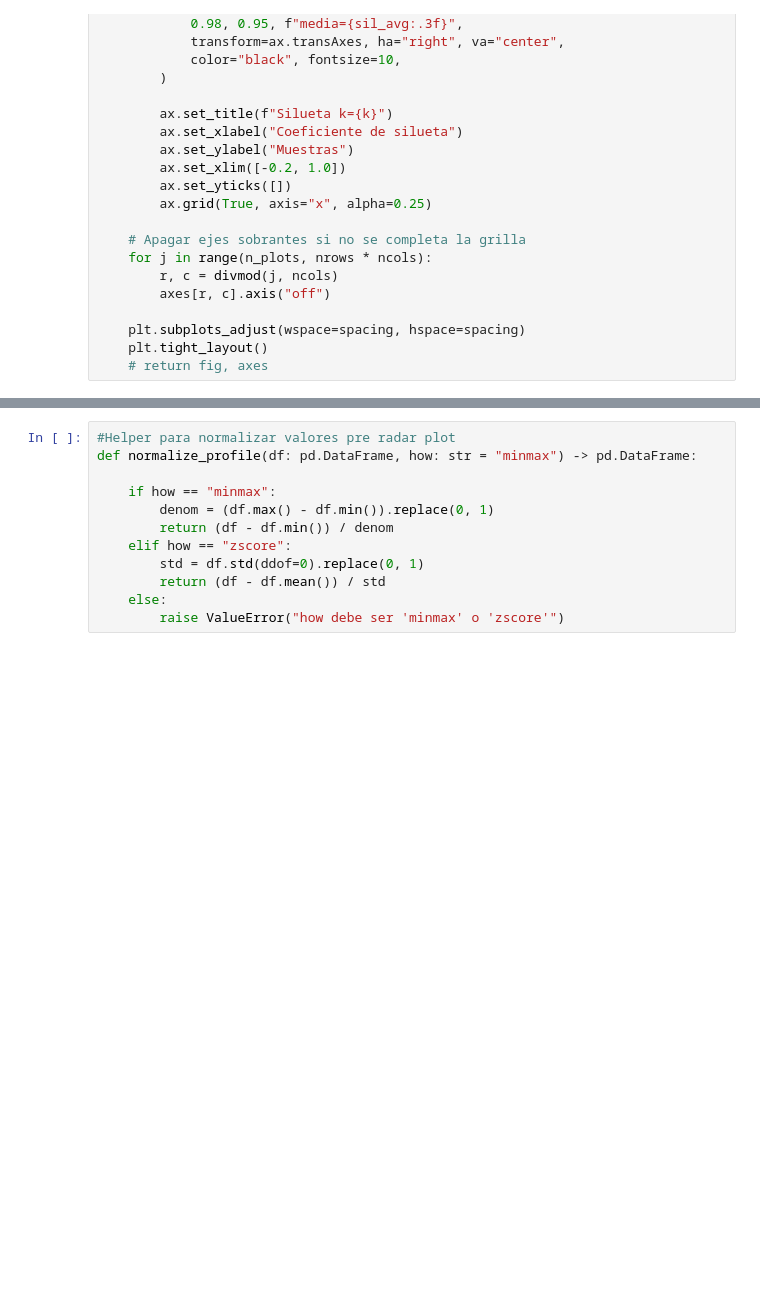
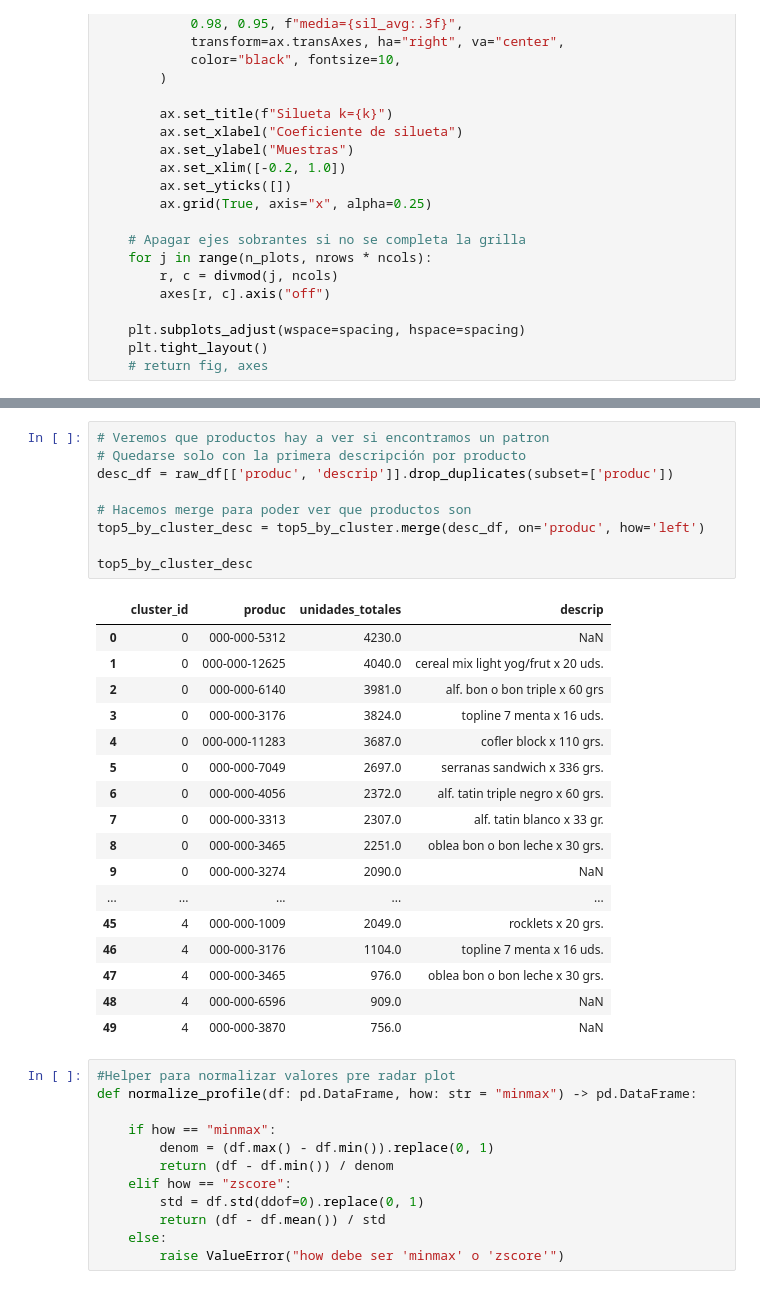
Before and after one commit to SantiagoCastellanos14/m11-practico1-eda, a Jupyter notebook: notebooks/practico_3_eda.ipynb, the cells around one changed output, grey strips where cells are left out. Drawn from its saved outputs; the diff is of its cells as text; blank space fills up the shorter version.

```diff
--- a/notebooks/practico_3_eda.ipynb
+++ b/notebooks/practico_3_eda.ipynb
@@ -615,3 +641,30 @@ top5_by_cluster
+# %%
+# Veremos que productos hay a ver si encontramos un patron
+# Quedarse solo con la primera descripción por producto
+desc_df = raw_df[['produc', 'descrip']].drop_duplicates(subset=['produc'])
+
+# Hacemos merge para poder ver que productos son
+top5_by_cluster_desc = top5_by_cluster.merge(desc_df, on='produc', how='left')
+
+top5_by_cluster_desc
+# %% [output]
+|  | cluster_id | produc | unidades_totales | descrip |
+| 0 | 0 | 000-000-5312 | 4230.0 | NaN |
+| 1 | 0 | 000-000-12625 | 4040.0 | cereal mix light yog/frut x 20 uds. |
+| 2 | 0 | 000-000-6140 | 3981.0 | alf. bon o bon triple x 60 grs |
+| 3 | 0 | 000-000-3176 | 3824.0 | topline 7 menta x 16 uds. |
+| 4 | 0 | 000-000-11283 | 3687.0 | cofler block x 110 grs. |
+| 5 | 0 | 000-000-7049 | 2697.0 | serranas sandwich x 336 grs. |
+| 6 | 0 | 000-000-4056 | 2372.0 | alf. tatin triple negro x 60 grs. |
+| 7 | 0 | 000-000-3313 | 2307.0 | alf. tatin blanco x 33 gr. |
+| 8 | 0 | 000-000-3465 | 2251.0 | oblea bon o bon leche x 30 grs. |
+| 9 | 0 | 000-000-3274 | 2090.0 | NaN |
+| ... | ... | ... | ... | ... |
+| 45 | 4 | 000-000-1009 | 2049.0 | rocklets x 20 grs. |
+| 46 | 4 | 000-000-3176 | 1104.0 | topline 7 menta x 16 uds. |
+| 47 | 4 | 000-000-3465 | 976.0 | oblea bon o bon leche x 30 grs. |
+| 48 | 4 | 000-000-6596 | 909.0 | NaN |
+| 49 | 4 | 000-000-3870 | 756.0 | NaN |
 # %%
 #Helper para normalizar valores pre radar plot
 def normalize_profile(df: pd.DataFrame, how: str = "minmax") -> pd.DataFrame:
```
Also changed, not shown: parts of 16 cells of this notebook.
